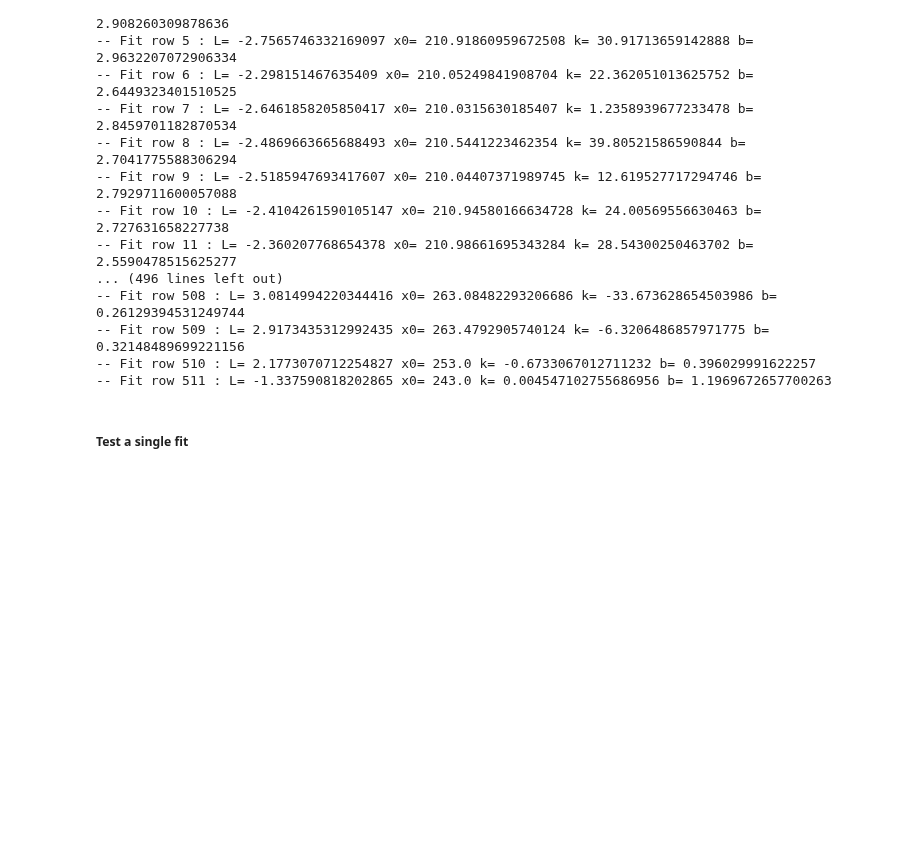
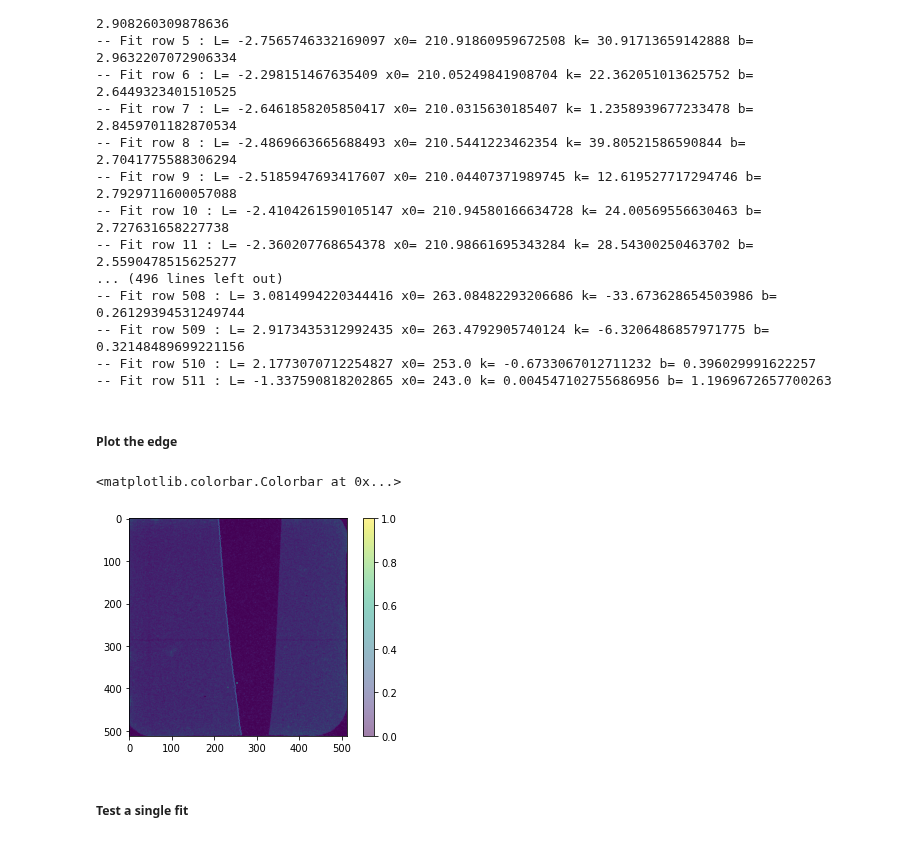
Before and after one commit to jerenner/emsim, a Jupyter notebook: notebooks/emsim_dataproc.ipynb, the cells around one changed output. Saved outputs shown, nothing was run; the diff lists cells and outputs as text; code cells hidden in the pictures; blank space fills up the shorter version.

```diff
--- a/notebooks/emsim_dataproc.ipynb
+++ b/notebooks/emsim_dataproc.ipynb
@@ -139,6 +139,19 @@ x_edges = np.array(x_edges)
 -- Fit row 509 : L= 2.9173435312992435 x0= 263.4792905740124 k= -6.3206486857971775 b= 0.32148489699221156
 -- Fit row 510 : L= 2.1773070712254827 x0= 253.0 k= -0.6733067012711232 b= 0.396029991622257
 -- Fit row 511 : L= -1.337590818202865 x0= 243.0 k= 0.004547102755686956 b= 1.1969672657700263
+# %% [markdown]
+##### Plot the edge
+# %%
+img_edge = np.zeros(img_th_proc.shape)
+for row,iedge in zip(range(img_edge.shape[0]),x_edges):
+    img_edge[row,iedge] = 1
+# %%
+plt.imshow(img_th_proc,vmax=10)
+plt.imshow(img_edge,alpha=0.5)
+plt.colorbar()
+# %% [output]
+<matplotlib.colorbar.Colorbar at 0x...>
+[figure, added]
 # %% [markdown]
 ##### Test a single fit
 # %%
```
Also changed, not shown: parts of 8 cells of this notebook.
